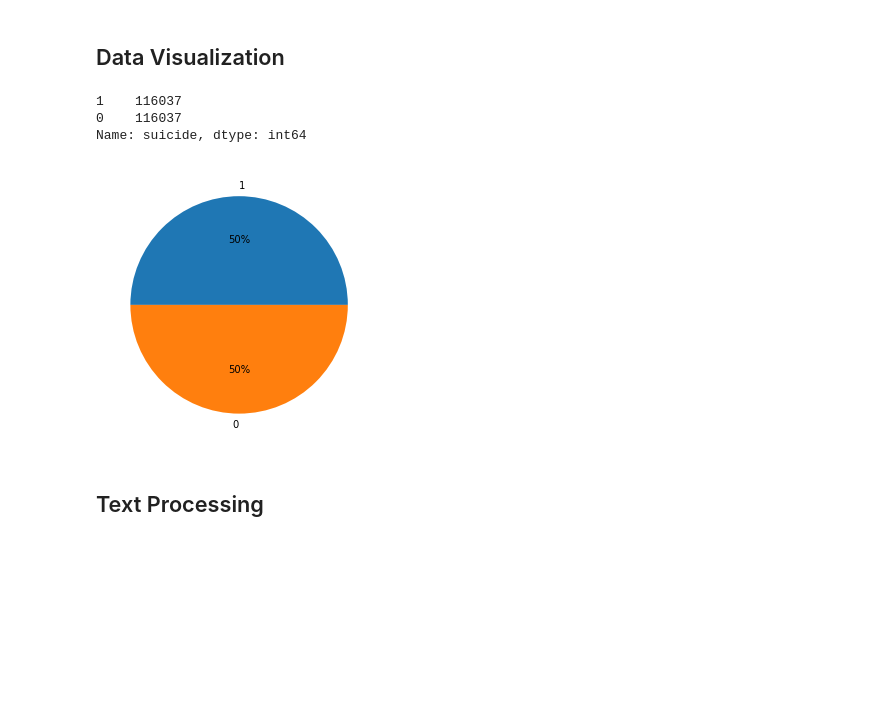
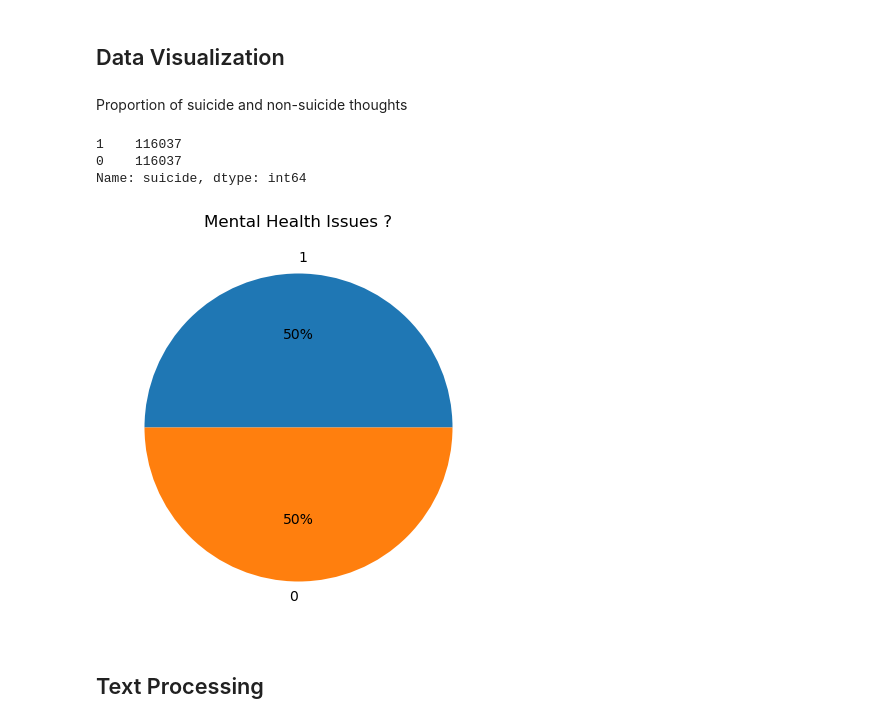
Before and after one commit to yii-meow/mental-health-issue-detector, a Jupyter notebook: mental_health_issue_detector.ipynb, the cells around one changed output. Drawn from its saved outputs; the diff is of its cells as text; code cells hidden in the pictures; blank space fills up the shorter version.

```diff
--- a/mental_health_issue_detector.ipynb
+++ b/mental_health_issue_detector.ipynb
@@ -83,0 +88,3 @@ dtype: int64
+# %%
+data['total_words'] = data['text'].apply(lambda x: len(x.split()))
+data.head()
@@ -84,21 +98,23 @@ dtype: int64
 # %% [markdown]
 ## Data Visualization
+# %% [markdown]
+Proportion of suicide and non-suicide thoughts
 # %%
 classCount = data["suicide"].value_counts()
 print(classCount)
 
-plt.figure(figsize=((20,5)))
+plt.figure(figsize=((15,5)))
 
 plt.subplot(1,2,2)
 plt.title('Mental Health Issues ?')
 plt.pie(classCount,labels = classCount.index,autopct='%.0f%%')
 
 plt.show()
 # %% [output]
 1    116037
 0    116037
 Name: suicide, dtype: int64
-[figure, old version]
+[figure, new version]
 # %% [markdown]
 ## Text Processing
 # %% [markdown]
```
Also changed, not shown: parts of 16 cells of this notebook.
